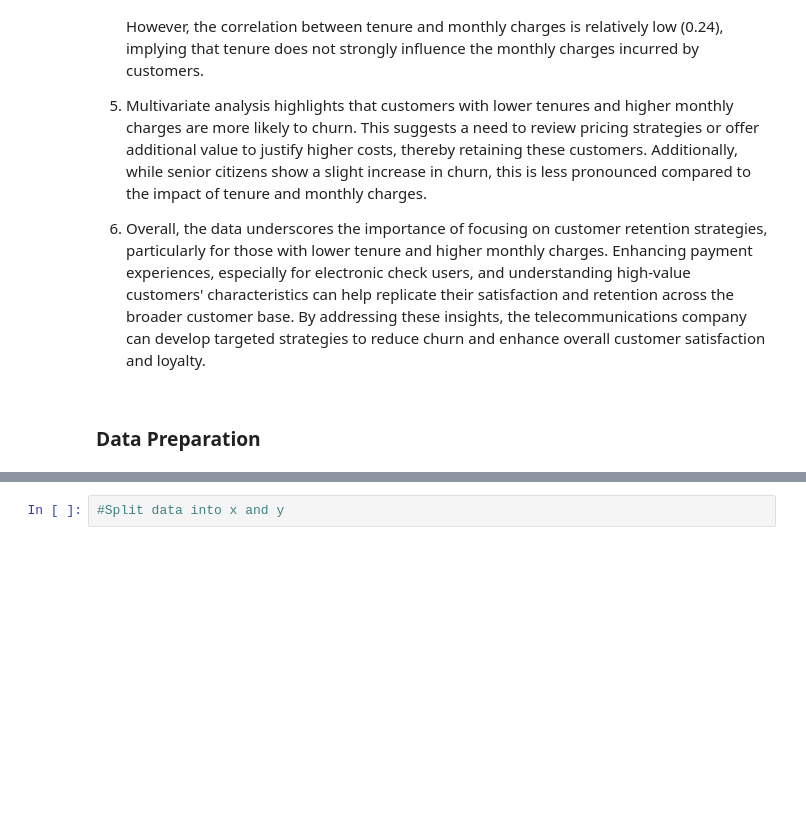
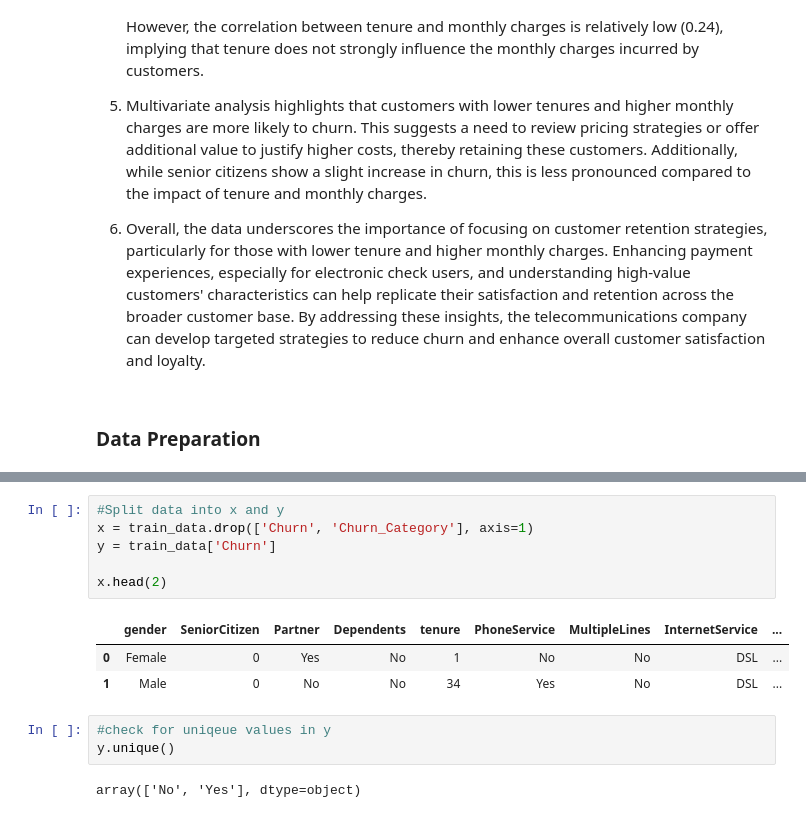
Before and after one commit to FUNMS/Customer-Churn-Analysis, a Jupyter notebook: notebooks/main.ipynb, the cells around one changed output, grey strips where cells are left out. Cells and saved outputs as stored; diff of their text form; blank space fills up the shorter version.

```diff
--- a/notebooks/main.ipynb
+++ b/notebooks/main.ipynb
@@ -1011,2 +1022,15 @@ Reject the null hypothesis (Ho). There is a significant relationship between Tot
 # %%
 #Split data into x and y
+x = train_data.drop(['Churn', 'Churn_Category'], axis=1)
+y = train_data['Churn']
+
+x.head(2)
+# %% [output]
+|  | gender | SeniorCitizen | Partner | Dependents | tenure | PhoneService | MultipleLines | InternetService | ... |
+| 0 | Female | 0 | Yes | No | 1 | No | No | DSL | ... |
+| 1 | Male | 0 | No | No | 34 | Yes | No | DSL | ... |
+# %%
+#check for uniqeue values in y
+y.unique()
+# %% [output]
+array(['No', 'Yes'], dtype=object)
```
Also changed, not shown: parts of 6 cells of this notebook, 1 other file.
